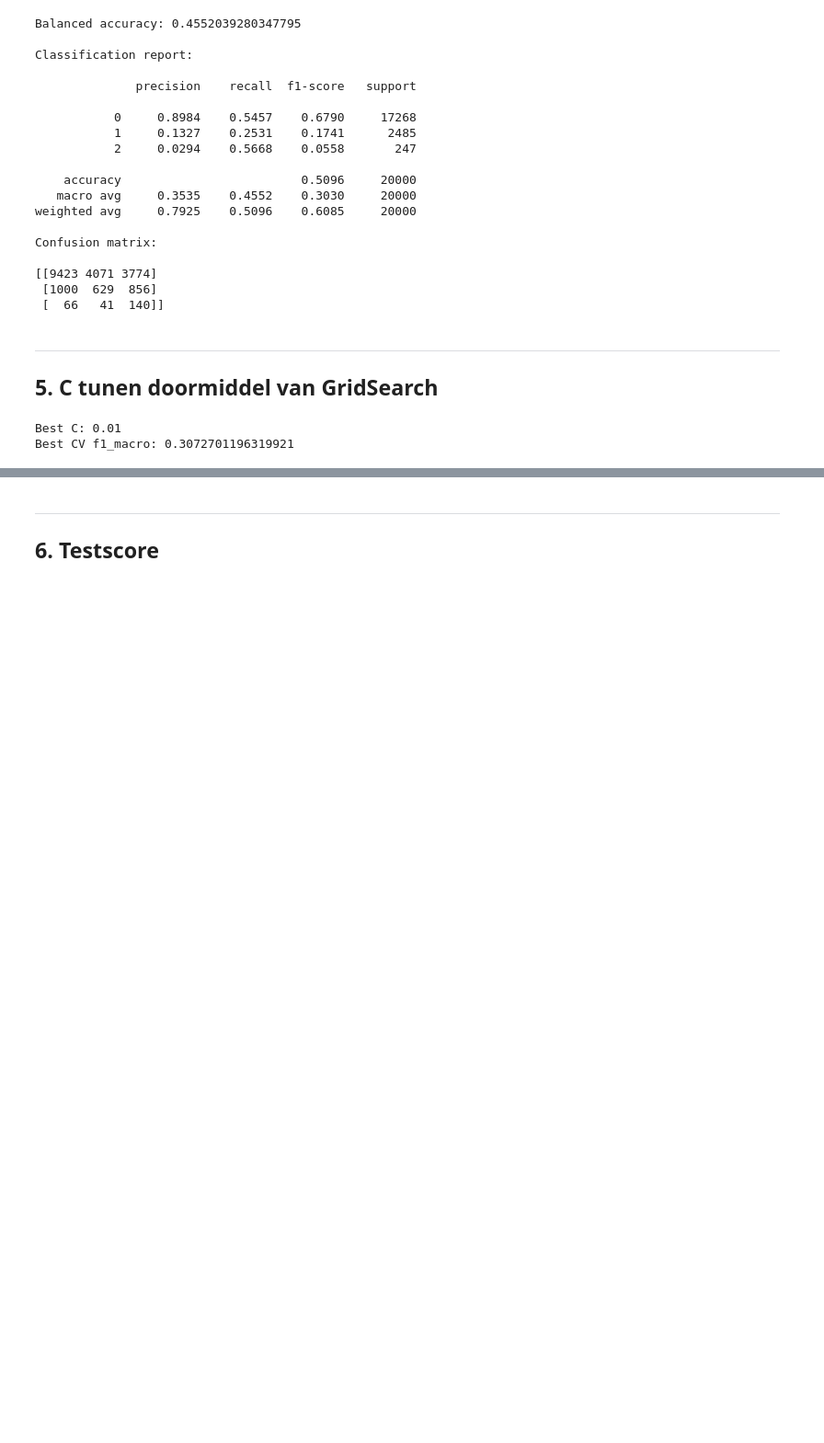
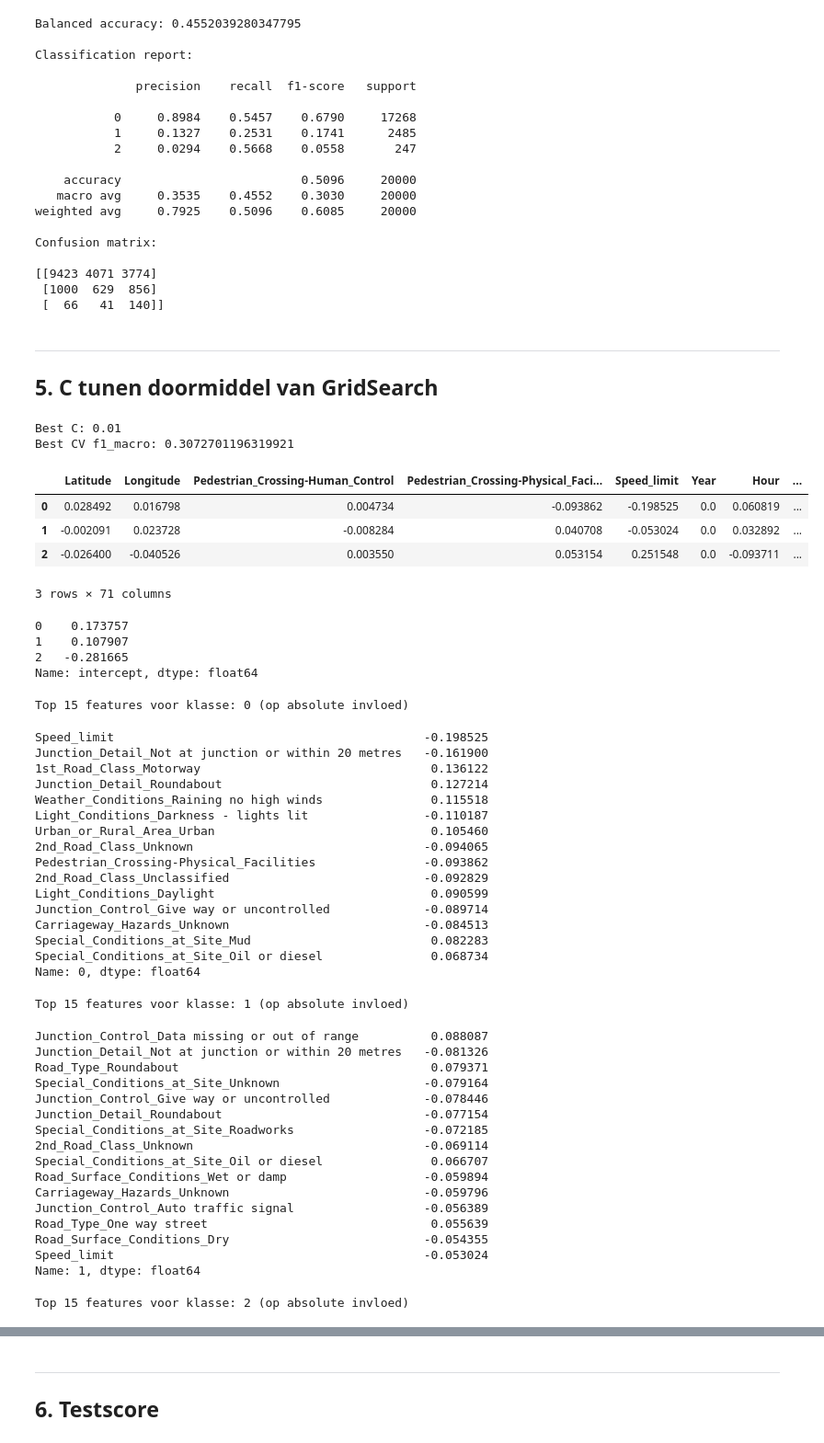
Before and after one commit to Koengitbit/UK-Road-Safety-ML, a Jupyter notebook: logistische_regressie.ipynb, the cells around one changed output, grey strips where cells are left out. Shown at 92% size. Drawn from its saved outputs; the diff is of its cells as text; code cells hidden in the pictures; blank space fills up the shorter version.

Commit message:
top 15 features per klasse toegevoegd en intercept

```diff
--- a/logistische_regressie.ipynb
+++ b/logistische_regressie.ipynb
@@ -90,25 +90,92 @@ Confusion matrix:
 # %%
 
 
 param_grid = {"C": [0.01, 0.1, 1, 3, 10]}
 
 grid = GridSearchCV(
     LogisticRegression(
         solver="lbfgs",
         max_iter=2000,
         class_weight="balanced"
     ),
     param_grid=param_grid,
     scoring="f1_macro",   # focust op alle klassen, niet alleen de grootste
     cv=3,
     n_jobs=-1
 )
 
 grid.fit(X_train_df, y_train)
 print("Best C:", grid.best_params_["C"])
 print("Best CV f1_macro:", grid.best_score_)
 
 best_logreg = grid.best_estimator_
+
+# coefficients per feature per klasse
+coef_df = pd.DataFrame(
+    best_logreg.coef_,
+    columns=X_train_df.columns,
+    index=best_logreg.classes_
+)
+
+# intercepts per klasse, intercept is de start bias voor elke klasse en is daarom wel interessant om te tonen.
+intercepts = pd.Series(best_logreg.intercept_, index=best_logreg.classes_, name="intercept")
+
+display(coef_df.head())
+display(intercepts)
+
+# toon de top 15 features per klasse op basis van absolute invloed
+# negatieve en positieve invloeden samen
+for cls in coef_df.index:
+    print(f"\nTop 15 features voor klasse: {cls} (op absolute invloed)")
+    display(
+        coef_df.loc[cls]
+        .sort_values(key=lambda s: s.abs(), ascending=False)
+        .head(15)
+    )
 # %% [output]
 Best C: 0.01
 Best CV f1_macro: 0.3072701196319921
+|  | Latitude | Longitude | Pedestrian_Crossing-Human_Control | Pedestrian_Crossing-Physical_Faci... | Speed_limit | Year | Hour | ... |
+| 0 | 0.028492 | 0.016798 | 0.004734 | -0.093862 | -0.198525 | 0.0 | 0.060819 | ... |
+| 1 | -0.002091 | 0.023728 | -0.008284 | 0.040708 | -0.053024 | 0.0 | 0.032892 | ... |
+| 2 | -0.026400 | -0.040526 | 0.003550 | 0.053154 | 0.251548 | 0.0 | -0.093711 | ... |
+3 rows × 71 columns
+0    0.173757
+1    0.107907
+2   -0.281665
+Name: intercept, dtype: float64
+Top 15 features voor klasse: 0 (op absolute invloed)
+Speed_limit                                           -0.198525
+Junction_Detail_Not at junction or within 20 metres   -0.161900
+1st_Road_Class_Motorway                                0.136122
+Junction_Detail_Roundabout                             0.127214
+Weather_Conditions_Raining no high winds               0.115518
+Light_Conditions_Darkness - lights lit                -0.110187
+Urban_or_Rural_Area_Urban                              0.105460
+2nd_Road_Class_Unknown                                -0.094065
+Pedestrian_Crossing-Physical_Facilities               -0.093862
+2nd_Road_Class_Unclassified                           -0.092829
+Light_Conditions_Daylight                              0.090599
+Junction_Control_Give way or uncontrolled             -0.089714
+Carriageway_Hazards_Unknown                           -0.084513
+Special_Conditions_at_Site_Mud                         0.082283
+Special_Conditions_at_Site_Oil or diesel               0.068734
+Name: 0, dtype: float64
+Top 15 features voor klasse: 1 (op absolute invloed)
+Junction_Control_Data missing or out of range          0.088087
+Junction_Detail_Not at junction or within 20 metres   -0.081326
+Road_Type_Roundabout                                   0.079371
+Special_Conditions_at_Site_Unknown                    -0.079164
+Junction_Control_Give way or uncontrolled             -0.078446
+Junction_Detail_Roundabout                            -0.077154
+Special_Conditions_at_Site_Roadworks                  -0.072185
+2nd_Road_Class_Unknown                                -0.069114
+Special_Conditions_at_Site_Oil or diesel               0.066707
+Road_Surface_Conditions_Wet or damp                   -0.059894
+Carriageway_Hazards_Unknown                           -0.059796
+Junction_Control_Auto traffic signal                  -0.056389
+Road_Type_One way street                               0.055639
+Road_Surface_Conditions_Dry                           -0.054355
+Speed_limit                                           -0.053024
+Name: 1, dtype: float64
+Top 15 features voor klasse: 2 (op absolute invloed)
```
Also changed, not shown: parts of 1 cell of this notebook.
